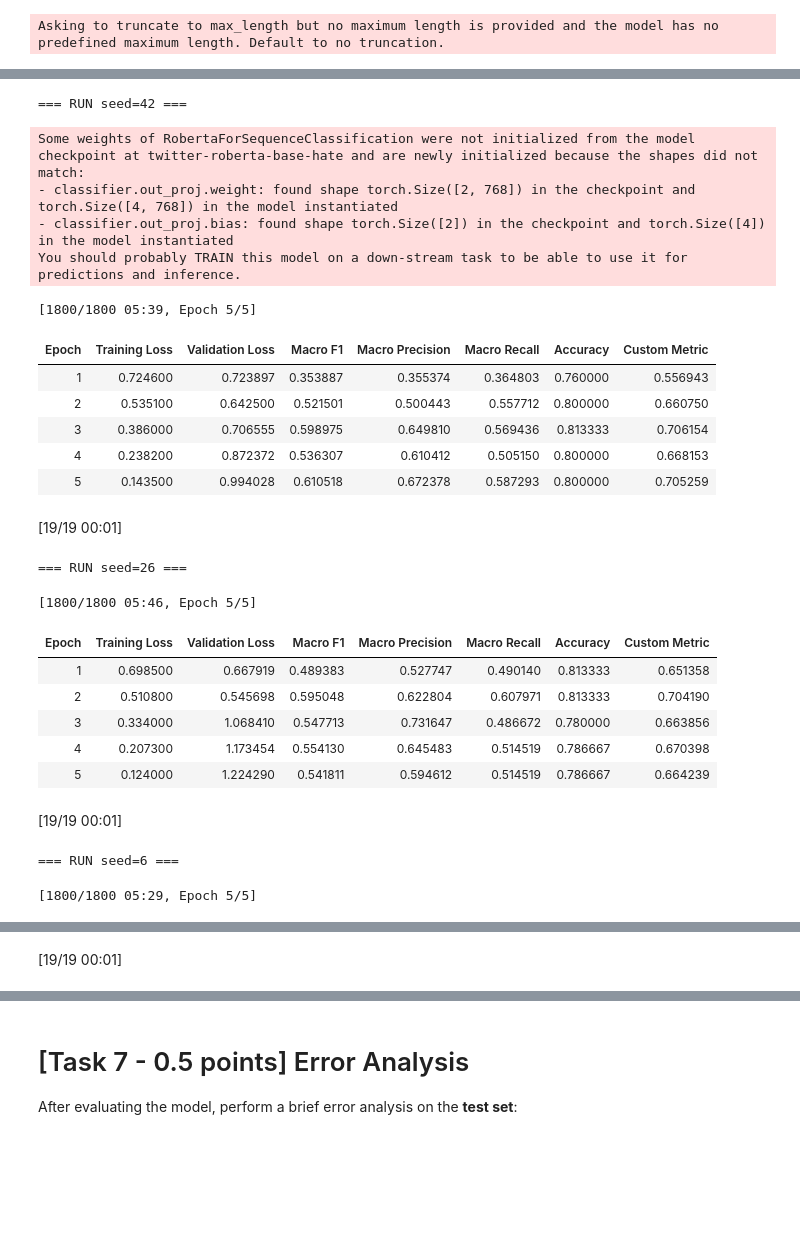
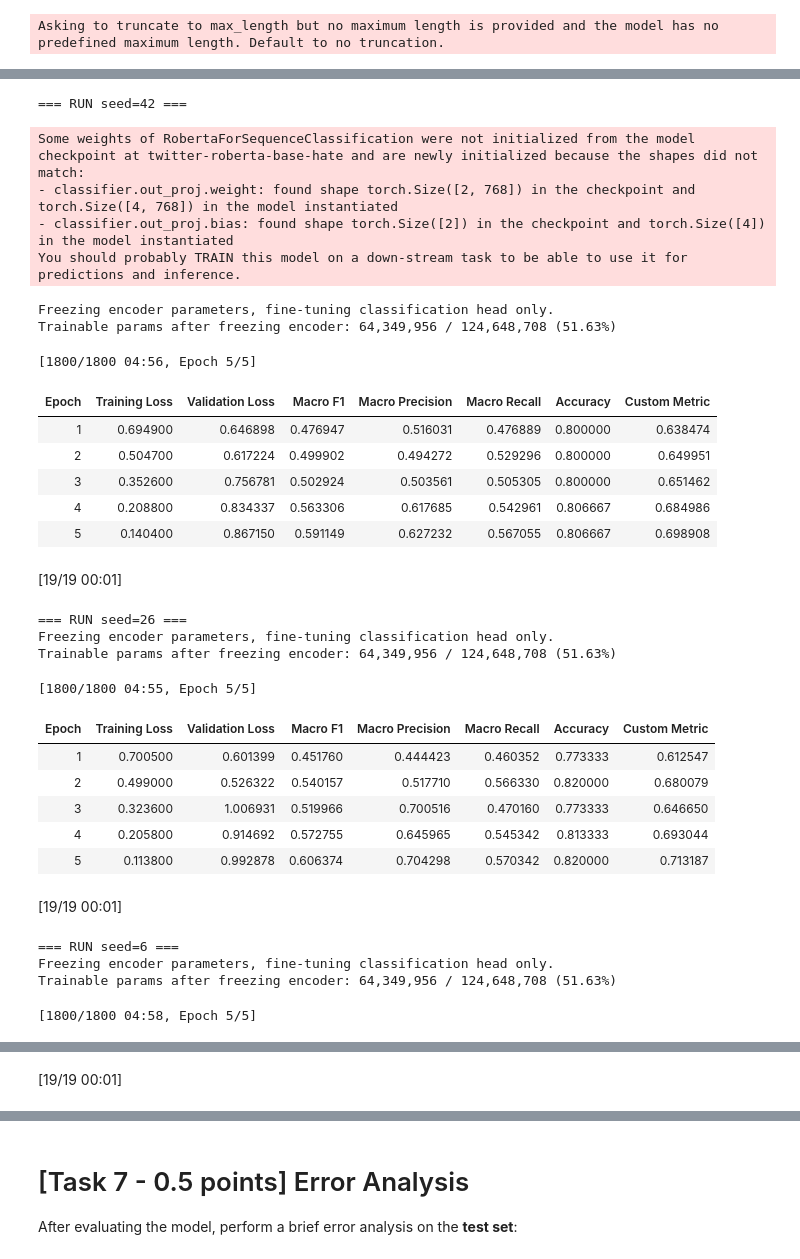
Before and after one commit to 26leonardo/NLP_project, a Jupyter notebook: A1/Assignment1-2526.ipynb, the cells around one changed output, grey strips where cells are left out. Drawn from its saved outputs; the diff is of its cells as text; code cells hidden in the pictures; blank space fills up the shorter version.

```diff
--- a/A1/Assignment1-2526.ipynb
+++ b/A1/Assignment1-2526.ipynb
@@ -828,15 +847,15 @@ seeds = [42, 26, 6]
 tokenizer = AutoTokenizer.from_pretrained(MODEL_CARD, use_fast=True)
 data_collator = DataCollatorWithPadding(tokenizer=tokenizer)
 
-def preprocess_text_precleaned(tweets):
-    return tokenizer(tweets['cleaned_only_tweet'], truncation=True, padding=True , return_tensors="pt")
+def preprocess_text_vanilla(tweets):
+    return tokenizer(tweets['tweet'], truncation=True, padding=True , return_tensors="pt")
 
-train_data = Dataset.from_pandas(train_df[["cleaned_only_tweet","label"]])
-test_data = Dataset.from_pandas(test_df[["cleaned_only_tweet","label"]])
-val_data = Dataset.from_pandas(val_df[["cleaned_only_tweet","label"]])
-train_data = train_data.map(preprocess_text_precleaned, batched=True)
-test_data = test_data.map(preprocess_text_precleaned, batched=True)
-val_data = val_data.map(preprocess_text_precleaned, batched=True)
+TRAIN_DATA = Dataset.from_pandas(train_df[["tweet","label"]])
+TEST_DATA = Dataset.from_pandas(test_df[["tweet","label"]])
+VAL_DATA = Dataset.from_pandas(val_df[["tweet","label"]])
+TRAIN_DATA = TRAIN_DATA.map(preprocess_text_vanilla, batched=True)
+TEST_DATA = TEST_DATA.map(preprocess_text_vanilla, batched=True)
+VAL_DATA = VAL_DATA.map(preprocess_text_vanilla, batched=True)
 # %% [output]
 Asking to truncate to max_length but no maximum length is provided and the model has no predefined maximum length. Default to no truncation.
 # %%
@@ -980,8 +999,8 @@ def train_evaluate_model(
         trainer = Trainer(
             model=model,
             args=training_args,
-            train_dataset=train_data,
-            eval_dataset=val_data,
+            train_dataset=TRAIN_DATA,
+            eval_dataset=VAL_DATA,
             processing_class=tokenizer,
             data_collator=data_collator,
             compute_metrics=compute_metrics,
@@ -1004,8 +1023,8 @@ def train_evaluate_model(
                 best_epoch = float(best_row["epoch"])
 
         # Evaluate on validation and test
-        val_res = trainer.evaluate(eval_dataset=val_data)
-        test_res = trainer.evaluate(eval_dataset=test_data)
+        val_res = trainer.evaluate(eval_dataset=VAL_DATA)
+        test_res = trainer.evaluate(eval_dataset=TEST_DATA)
 
         record = {
             "seed": seed,
@@ -1382 +1439,14 @@ Trainable params: 124,648,708 / 124,648,708 (100.00%)
 ... (3 outputs left out)
+# %%
+# Hyperparameters
+hyper = {
+    "batch_size": 8,
+    "epochs": 5,
+    "learning_rate": 3e-5,
+    "weight_decay": 0.01
+}
+
+results, logs, best_model_dirs = train_evaluate_model(seeds, hyper, output_dir, fine_tune_partially = False)
+plot_metrics_by_seed(logs)
+df_out = pd.DataFrame(results)
+df_out = df_out.sort_values("test_macro_f1", ascending=False).reset_index(drop=True)
@@ -1438,30 +1524,36 @@ Asking to truncate to max_length but no maximum length is provided and the model
 # %%
-results_vanilla, logs_vanilla, best_model_dirs_vanilla = train_evaluate_model(seeds, hyper, output_dir, fine_tune_partially = False, VERBOSE = False, best_subdir_name=None)
-df_out_vanilla = pd.DataFrame(results_vanilla)
-df_out = df_out_vanilla.sort_values("test_macro_f1", ascending=False).reset_index(drop=True)
+results_partial, logs_partial, best_model_dirs_partial = train_evaluate_model(seeds, hyper, output_dir, fine_tune_partially = True, VERBOSE = False, best_subdir_name="best_model_partial")
+df_out_partial = pd.DataFrame(results_partial)
+df_out = df_out_partial.sort_values("test_macro_f1", ascending=False).reset_index(drop=True)
 # %% [output]
 === RUN seed=42 ===
 Some weights of RobertaForSequenceClassification were not initialized from the model checkpoint at twitter-roberta-base-hate and are newly initialized because the shapes did not match:
 - classifier.out_proj.weight: found shape torch.Size([2, 768]) in the checkpoint and torch.Size([4, 768]) in the model instantiated
 - classifier.out_proj.bias: found shape torch.Size([2]) in the checkpoint and torch.Size([4]) in the model instantiated
 You should probably TRAIN this model on a down-stream task to be able to use it for predictions and inference.
-[1800/1800 05:39, Epoch 5/5]
+Freezing encoder parameters, fine-tuning classification head only.
+Trainable params after freezing encoder: 64,349,956 / 124,648,708 (51.63%)
+[1800/1800 04:56, Epoch 5/5]
 | Epoch | Training Loss | Validation Loss | Macro F1 | Macro Precision | Macro Recall | Accuracy | Custom Metric |
-| 1 | 0.724600 | 0.723897 | 0.353887 | 0.355374 | 0.364803 | 0.760000 | 0.556943 |
-| 2 | 0.535100 | 0.642500 | 0.521501 | 0.500443 | 0.557712 | 0.800000 | 0.660750 |
-| 3 | 0.386000 | 0.706555 | 0.598975 | 0.649810 | 0.569436 | 0.813333 | 0.706154 |
-| 4 | 0.238200 | 0.872372 | 0.536307 | 0.610412 | 0.505150 | 0.800000 | 0.668153 |
-| 5 | 0.143500 | 0.994028 | 0.610518 | 0.672378 | 0.587293 | 0.800000 | 0.705259 |
+| 1 | 0.694900 | 0.646898 | 0.476947 | 0.516031 | 0.476889 | 0.800000 | 0.638474 |
+| 2 | 0.504700 | 0.617224 | 0.499902 | 0.494272 | 0.529296 | 0.800000 | 0.649951 |
+| 3 | 0.352600 | 0.756781 | 0.502924 | 0.503561 | 0.505305 | 0.800000 | 0.651462 |
+| 4 | 0.208800 | 0.834337 | 0.563306 | 0.617685 | 0.542961 | 0.806667 | 0.684986 |
+| 5 | 0.140400 | 0.867150 | 0.591149 | 0.627232 | 0.567055 | 0.806667 | 0.698908 |
 [19/19 00:01]
-=== RUN seed=26 ===
-[1800/1800 05:46, Epoch 5/5]
+=== RUN seed=26 ===
+Freezing encoder parameters, fine-tuning classification head only.
+Trainable params after freezing encoder: 64,349,956 / 124,648,708 (51.63%)
+[1800/1800 04:55, Epoch 5/5]
 | Epoch | Training Loss | Validation Loss | Macro F1 | Macro Precision | Macro Recall | Accuracy | Custom Metric |
-| 1 | 0.698500 | 0.667919 | 0.489383 | 0.527747 | 0.490140 | 0.813333 | 0.651358 |
-| 2 | 0.510800 | 0.545698 | 0.595048 | 0.622804 | 0.607971 | 0.813333 | 0.704190 |
-| 3 | 0.334000 | 1.068410 | 0.547713 | 0.731647 | 0.486672 | 0.780000 | 0.663856 |
-| 4 | 0.207300 | 1.173454 | 0.554130 | 0.645483 | 0.514519 | 0.786667 | 0.670398 |
-| 5 | 0.124000 | 1.224290 | 0.541811 | 0.594612 | 0.514519 | 0.786667 | 0.664239 |
+| 1 | 0.700500 | 0.601399 | 0.451760 | 0.444423 | 0.460352 | 0.773333 | 0.612547 |
+| 2 | 0.499000 | 0.526322 | 0.540157 | 0.517710 | 0.566330 | 0.820000 | 0.680079 |
+| 3 | 0.323600 | 1.006931 | 0.519966 | 0.700516 | 0.470160 | 0.773333 | 0.646650 |
+| 4 | 0.205800 | 0.914692 | 0.572755 | 0.645965 | 0.545342 | 0.813333 | 0.693044 |
+| 5 | 0.113800 | 0.992878 | 0.606374 | 0.704298 | 0.570342 | 0.820000 | 0.713187 |
 [19/19 00:01]
-=== RUN seed=6 ===
-[1800/1800 05:29, Epoch 5/5]
+=== RUN seed=6 ===
+Freezing encoder parameters, fine-tuning classification head only.
+Trainable params after freezing encoder: 64,349,956 / 124,648,708 (51.63%)
+[1800/1800 04:58, Epoch 5/5]
 | Epoch | Training Loss | Validation Loss | Macro F1 | Macro Precision | Macro Recall | Accuracy | Custom Metric |
```
Also changed, not shown: parts of 19 cells of this notebook, 1 other file.
